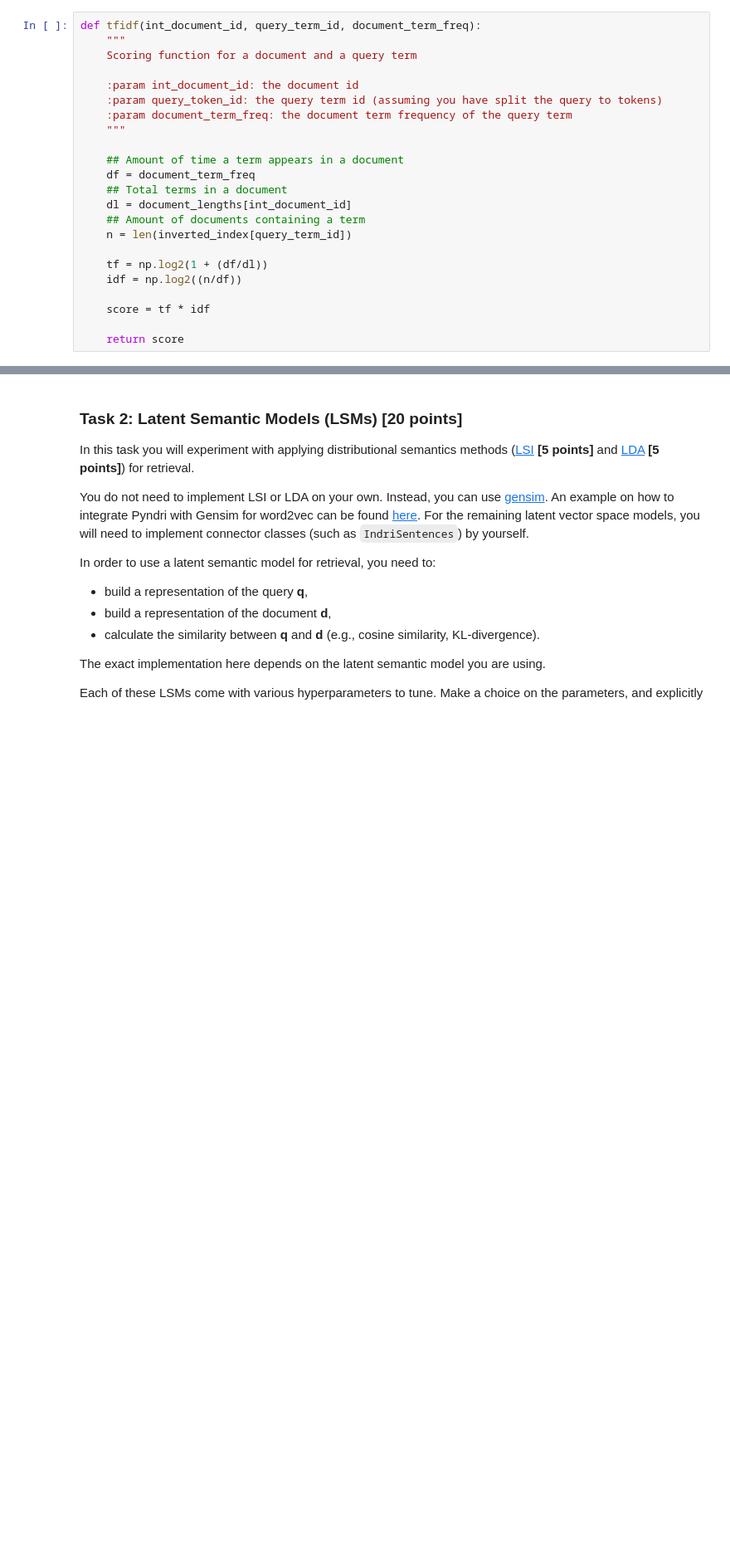
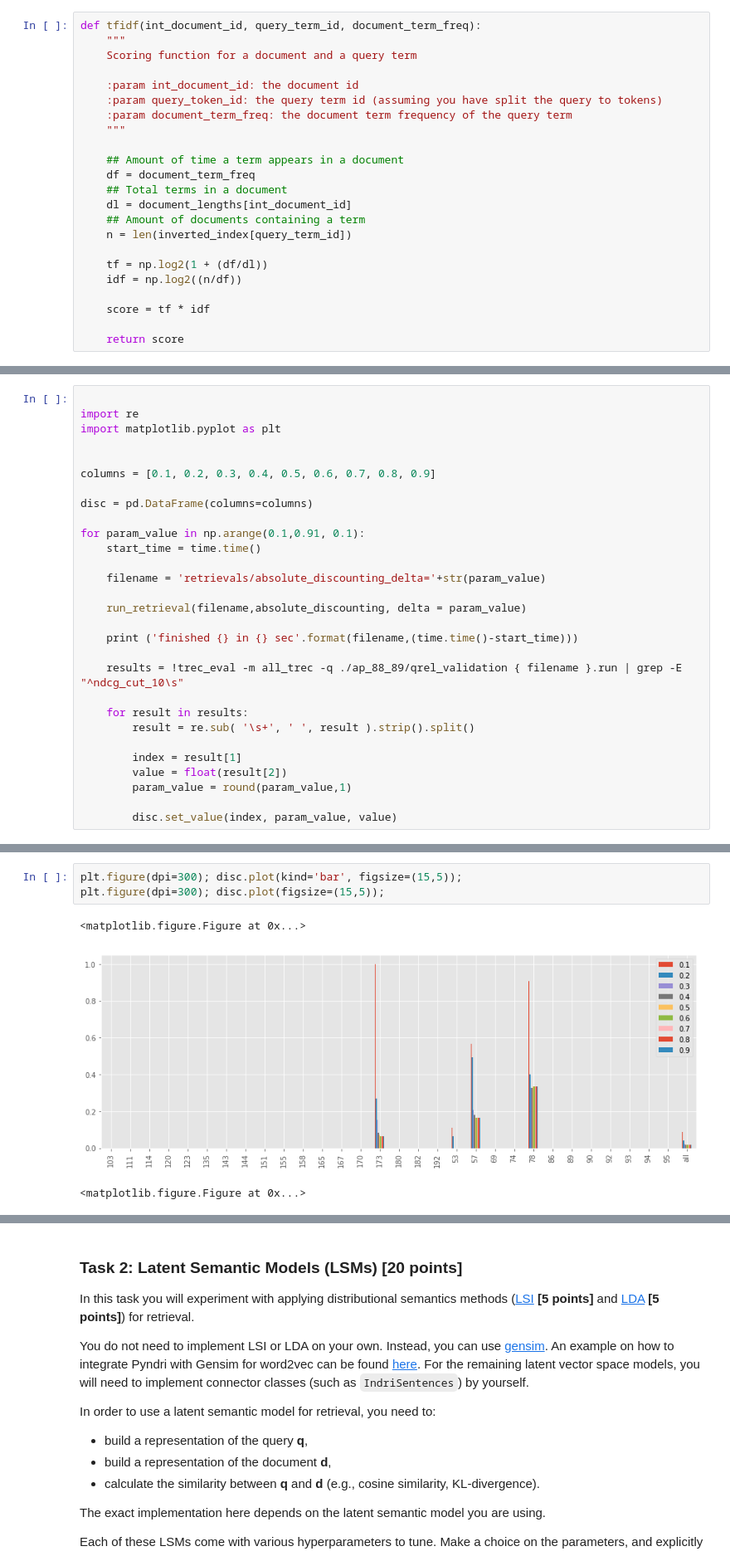
Before and after one commit to littlewine/search-struct-unstruct-data, a Jupyter notebook: assignment 1 guido.ipynb, the cells around one changed output, grey strips where cells are left out. Shown at 83% size. Saved outputs shown, nothing was run; the diff lists cells and outputs as text; blank space fills up the shorter version.

```diff
--- a/assignment 1 guido.ipynb
+++ b/assignment 1 guido.ipynb
@@ -449,0 +743,29 @@ Retrieving using tfidf
+# %%
+
+import re
+import matplotlib.pyplot as plt
+
+
+columns = [0.1, 0.2, 0.3, 0.4, 0.5, 0.6, 0.7, 0.8, 0.9]
+
+disc = pd.DataFrame(columns=columns)
+
+for param_value in np.arange(0.1,0.91, 0.1):
+    start_time = time.time()
+
+    filename = 'retrievals/absolute_discounting_delta='+str(param_value)
+
+    run_retrieval(filename,absolute_discounting, delta = param_value)
+
+    print ('finished {} in {} sec'.format(filename,(time.time()-start_time)))
+
+    results = !trec_eval -m all_trec -q ./ap_88_89/qrel_validation { filename }.run | grep -E "^ndcg_cut_10\s"
+
+    for result in results:
+        result = re.sub( '\s+', ' ', result ).strip().split()
+
+        index = result[1]
+        value = float(result[2])
+        param_value = round(param_value,1)
+
+        disc.set_value(index, param_value, value)
@@ -449,0 +782,7 @@ Retrieving using tfidf
+# %%
+plt.figure(dpi=300); disc.plot(kind='bar', figsize=(15,5));
+plt.figure(dpi=300); disc.plot(figsize=(15,5));
+# %% [output]
+<matplotlib.figure.Figure at 0x...>
+[figure, added]
+<matplotlib.figure.Figure at 0x...>
```
Also changed, not shown: parts of 50 cells of this notebook.
